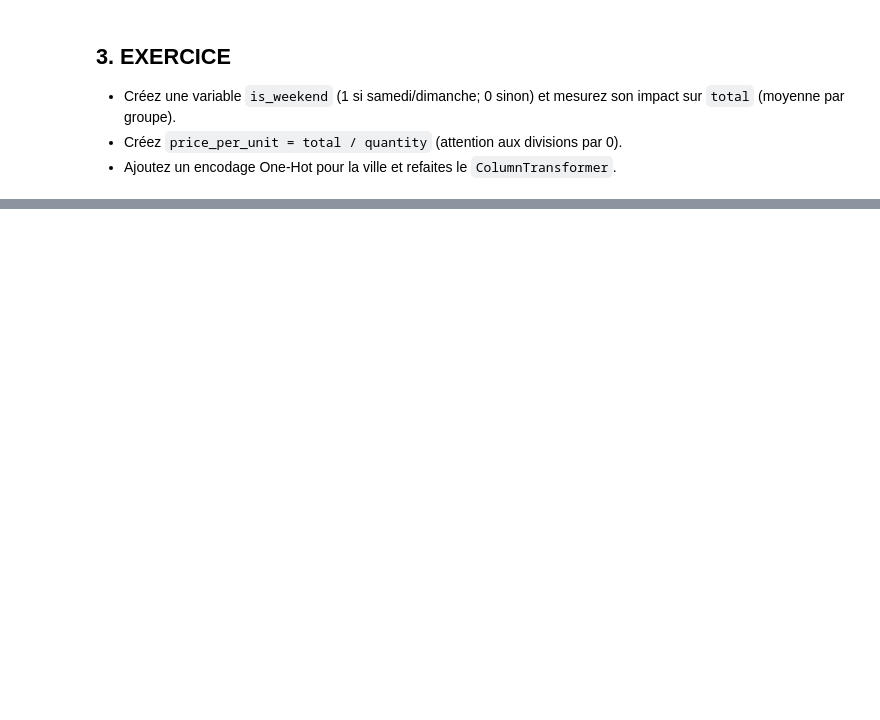
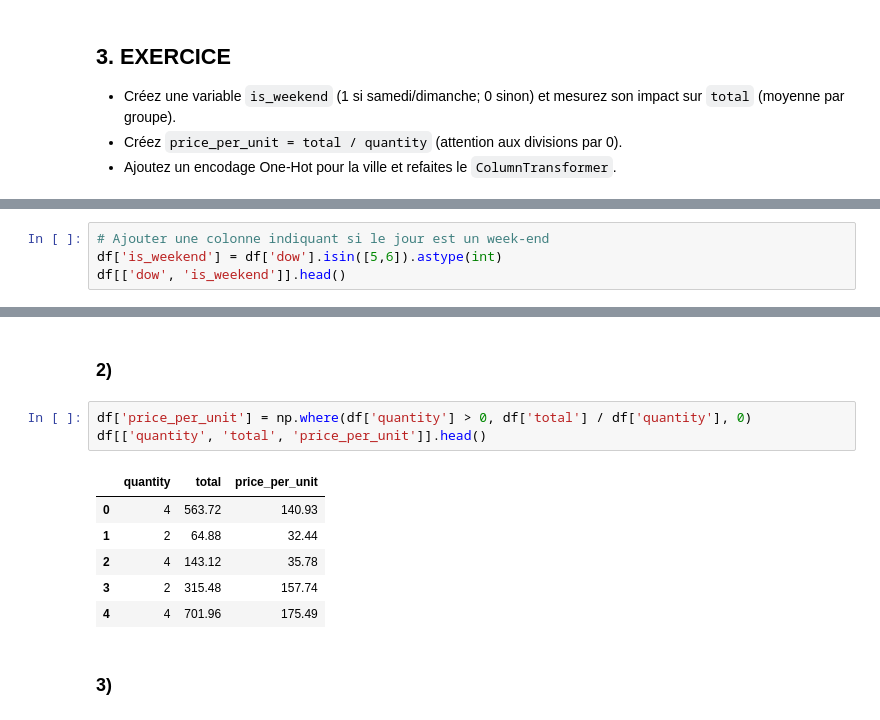
Before and after one commit to NassimZahri/Data_Mining, a Jupyter notebook: 03_transformation_features.ipynb, the cells around one changed output, grey strips where cells are left out. Cells and saved outputs as stored; diff of their text form; blank space fills up the shorter version.

```diff
--- a/03_transformation_features.ipynb
+++ b/03_transformation_features.ipynb
@@ -65,0 +77,4 @@ Xt.shape
+# %%
+# Ajouter une colonne indiquant si le jour est un week-end
+df['is_weekend'] = df['dow'].isin([5,6]).astype(int)
+df[['dow', 'is_weekend']].head()
@@ -65,0 +98,14 @@ Xt.shape
+# %% [markdown]
+### 2)
+# %%
+df['price_per_unit'] = np.where(df['quantity'] > 0, df['total'] / df['quantity'], 0)
+df[['quantity', 'total', 'price_per_unit']].head()
+# %% [output]
+|  | quantity | total | price_per_unit |
+| 0 | 4 | 563.72 | 140.93 |
+| 1 | 2 | 64.88 | 32.44 |
+| 2 | 4 | 143.12 | 35.78 |
+| 3 | 2 | 315.48 | 157.74 |
+| 4 | 4 | 701.96 | 175.49 |
+# %% [markdown]
+### 3)
```
Also changed, not shown: parts of 6 cells of this notebook, 1 other file.
